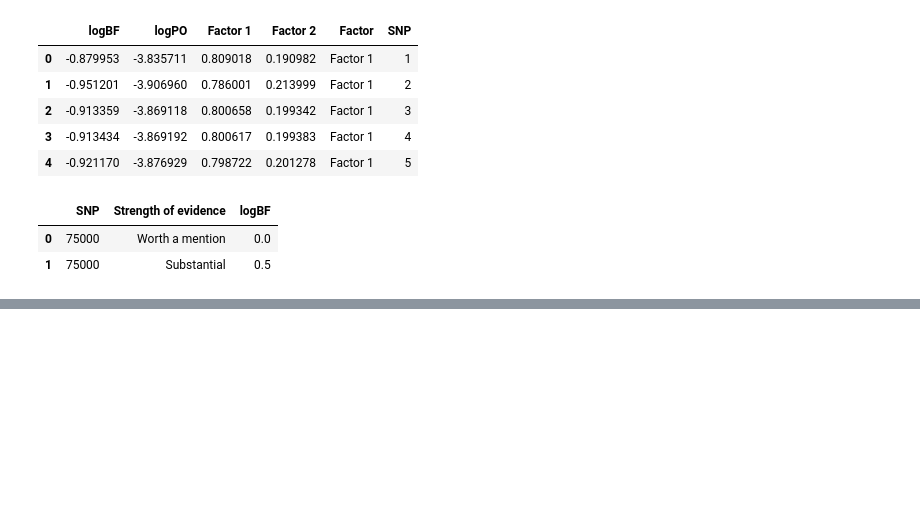
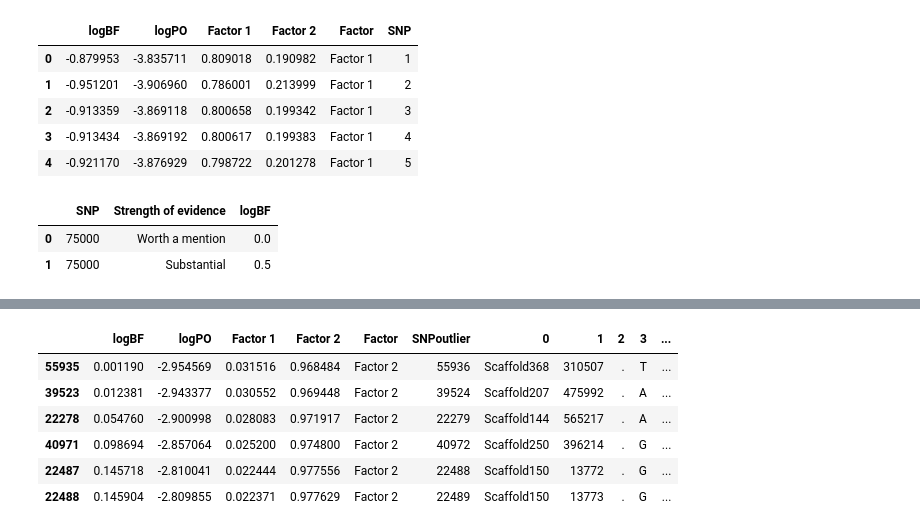
Before and after one commit to xguse/ipy_notebooks, a Jupyter notebook: YALE/ddrad58/2015-07-11__PCAdapt_figures.ipynb, the cells around one changed output, grey strips where cells are left out. Drawn from its saved outputs; the diff is of its cells as text; code cells hidden in the pictures; blank space fills up the shorter version.

```diff
--- a/YALE/ddrad58/2015-07-11__PCAdapt_figures.ipynb
+++ b/YALE/ddrad58/2015-07-11__PCAdapt_figures.ipynb
@@ -31,6 +31,8 @@ ggplot_theme = gp.theme_seaborn(context='notebook')
 vcf_path = "/home/gus/remote_mounts/louise/data/genomes/glossina_fuscipes/annotations/SNPs/vcftools_out/ddrad58_populations/individuals/tsetseFINAL_14Oct2014_f2_53.recode.renamed_scaffolds.maf0_05.OT_MS_NB_indv.recode.vcf"
 
 pcadapt_dir = "/home/gus/remote_mounts/louise/data/genomes/glossina_fuscipes/annotations/SNPs/vcftools_out/ddrad58_populations/individuals/PCAdapt/results"
+
+pcadapt_snps = "/home/gus/remote_mounts/louise/data/genomes/glossina_fuscipes/annotations/SNPs/vcftools_out/ddrad58_populations/individuals/tsetseFINAL_14Oct2014_f2_53.recode.renamed_scaffolds.maf0_05.OT_MS_NB_indv.recode.vcfsnp"
 # %%
 def gather(df, key, value, cols):
     id_vars = [col for col in df.columns if col not in cols]
@@ -289,0 +251,3 @@ gp_local_adapt.add_to_legend
+# %%
+snp_outliers = f.query("logBF >= 0").sort('logBF')
+snp_outliers
@@ -289,0 +262,4 @@ gp_local_adapt.add_to_legend
+# %%
+snps = pd.read_table(pcadapt_snps, sep=' ', header=None)
+# %%
+snps["SNP"] = snps.index.values + 1
@@ -289,0 +275,10 @@ gp_local_adapt.add_to_legend
+# %%
+snp_outliers.join(snps, on='SNP', how='inner', lsuffix='outlier')
+# %% [output]
+|  | logBF | logPO | Factor 1 | Factor 2 | Factor | SNPoutlier | 0 | 1 | 2 | 3 | ... |
+| 55935 | 0.001190 | -2.954569 | 0.031516 | 0.968484 | Factor 2 | 55936 | Scaffold368 | 310507 | . | T | ... |
+| 39523 | 0.012381 | -2.943377 | 0.030552 | 0.969448 | Factor 2 | 39524 | Scaffold207 | 475992 | . | A | ... |
+| 22278 | 0.054760 | -2.900998 | 0.028083 | 0.971917 | Factor 2 | 22279 | Scaffold144 | 565217 | . | A | ... |
+| 40971 | 0.098694 | -2.857064 | 0.025200 | 0.974800 | Factor 2 | 40972 | Scaffold250 | 396214 | . | G | ... |
+| 22487 | 0.145718 | -2.810041 | 0.022444 | 0.977556 | Factor 2 | 22488 | Scaffold150 | 13772 | . | G | ... |
+| 22488 | 0.145904 | -2.809855 | 0.022371 | 0.977629 | Factor 2 | 22489 | Scaffold150 | 13773 | . | G | ... |
```
Also changed, not shown: parts of 18 cells of this notebook, 3 other files.
